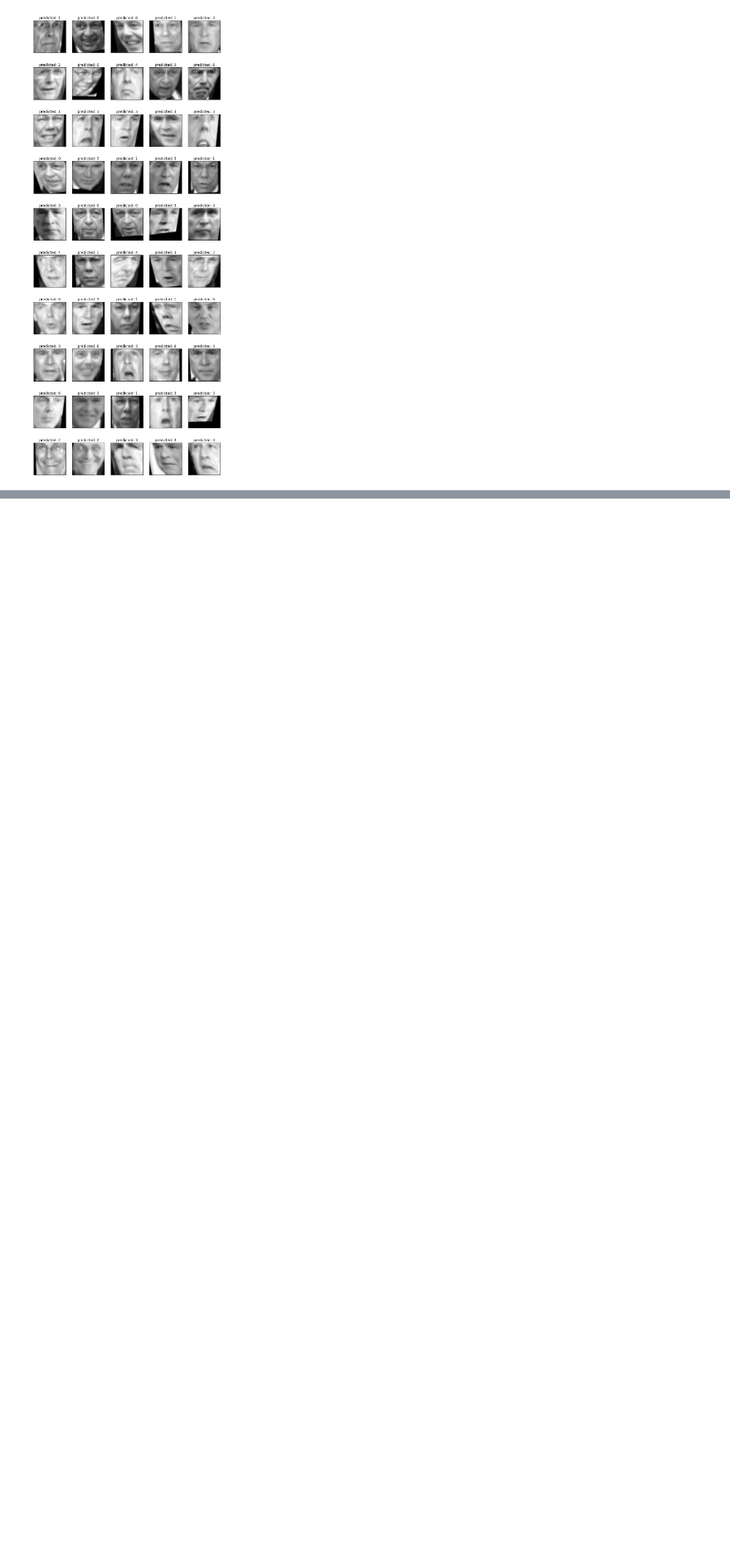
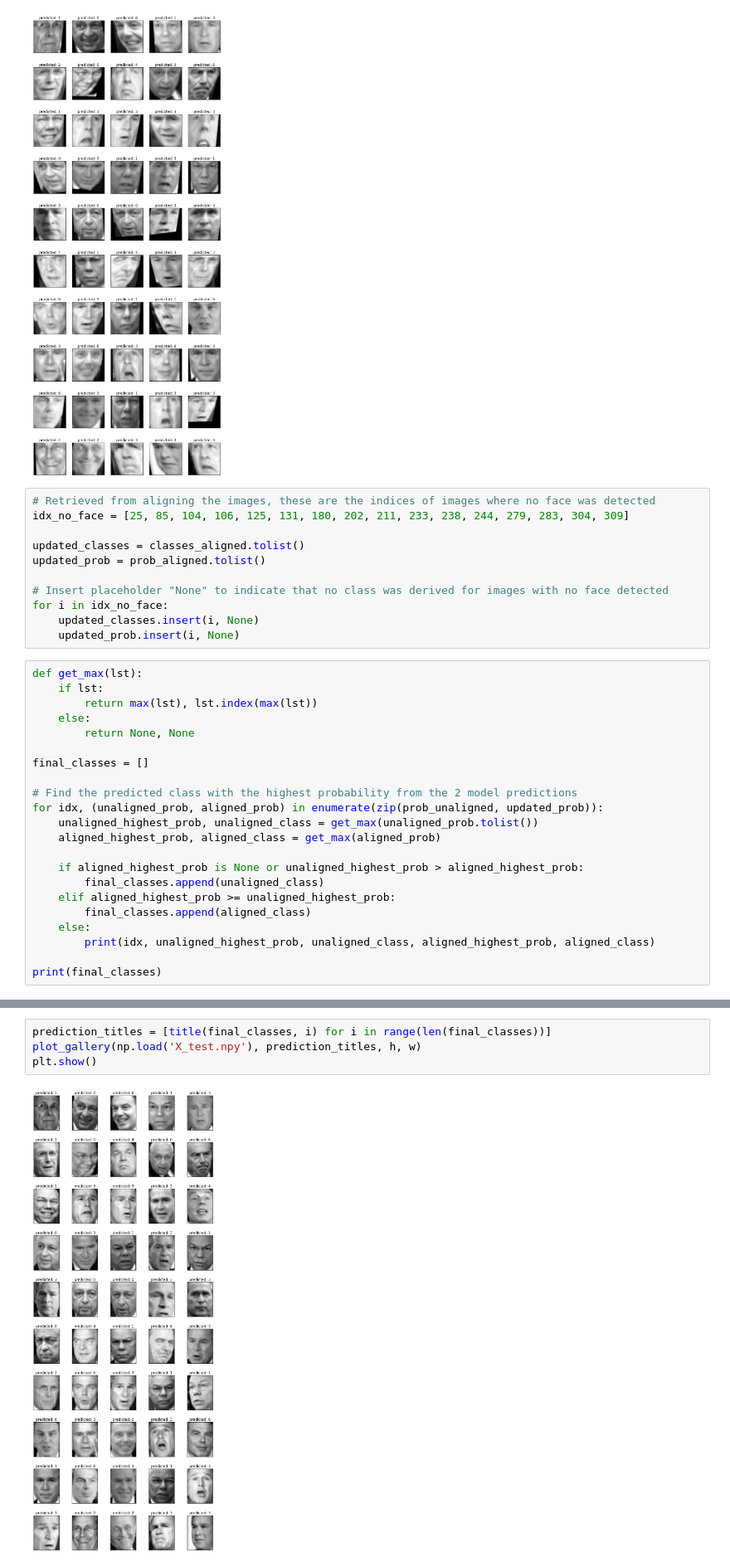
Before and after one commit to CS3244-EigenFace/EigenFace, a Jupyter notebook: Convolutional Neural Network.ipynb, the cells around one changed output, grey strips where cells are left out. Shown at 83% size. Saved outputs shown, nothing was run; the diff lists cells and outputs as text; blank space fills up the shorter version.

Commit message:
Predict using highest prob from both models, added code to save the predictions to a file

```diff
--- a/Convolutional Neural Network.ipynb
+++ b/Convolutional Neural Network.ipynb
@@ -399,3 +399,36 @@ plot_gallery(np.load('X_test_aligned.npy'), prediction_titles, aligned_h, aligne
 plt.show()
 # %% [output]
 [figure]
+# %%
+# Retrieved from aligning the images, these are the indices of images where no face was detected
+idx_no_face = [25, 85, 104, 106, 125, 131, 180, 202, 211, 233, 238, 244, 279, 283, 304, 309]
+
+updated_classes = classes_aligned.tolist()
+updated_prob = prob_aligned.tolist()
+
+# Insert placeholder "None" to indicate that no class was derived for images with no face detected
+for i in idx_no_face:
+    updated_classes.insert(i, None)
+    updated_prob.insert(i, None)
+# %%
+def get_max(lst):
+    if lst:
+        return max(lst), lst.index(max(lst))
+    else:
+        return None, None
+
+final_classes = []
+
+# Find the predicted class with the highest probability from the 2 model predictions
+for idx, (unaligned_prob, aligned_prob) in enumerate(zip(prob_unaligned, updated_prob)):
+    unaligned_highest_prob, unaligned_class = get_max(unaligned_prob.tolist())
+    aligned_highest_prob, aligned_class = get_max(aligned_prob)
+
+    if aligned_highest_prob is None or unaligned_highest_prob > aligned_highest_prob:
+        final_classes.append(unaligned_class)
+    elif aligned_highest_prob >= unaligned_highest_prob:
+        final_classes.append(aligned_class)
+    else:
+        print(idx, unaligned_highest_prob, unaligned_class, aligned_highest_prob, aligned_class)
+
+print(final_classes)
@@ -401,0 +437,6 @@ plt.show()
+# %%
+prediction_titles = [title(final_classes, i) for i in range(len(final_classes))]
+plot_gallery(np.load('X_test.npy'), prediction_titles, h, w)
+plt.show()
+# %% [output]
+[figure, added]
```
Also changed, not shown: parts of 2 cells of this notebook.
